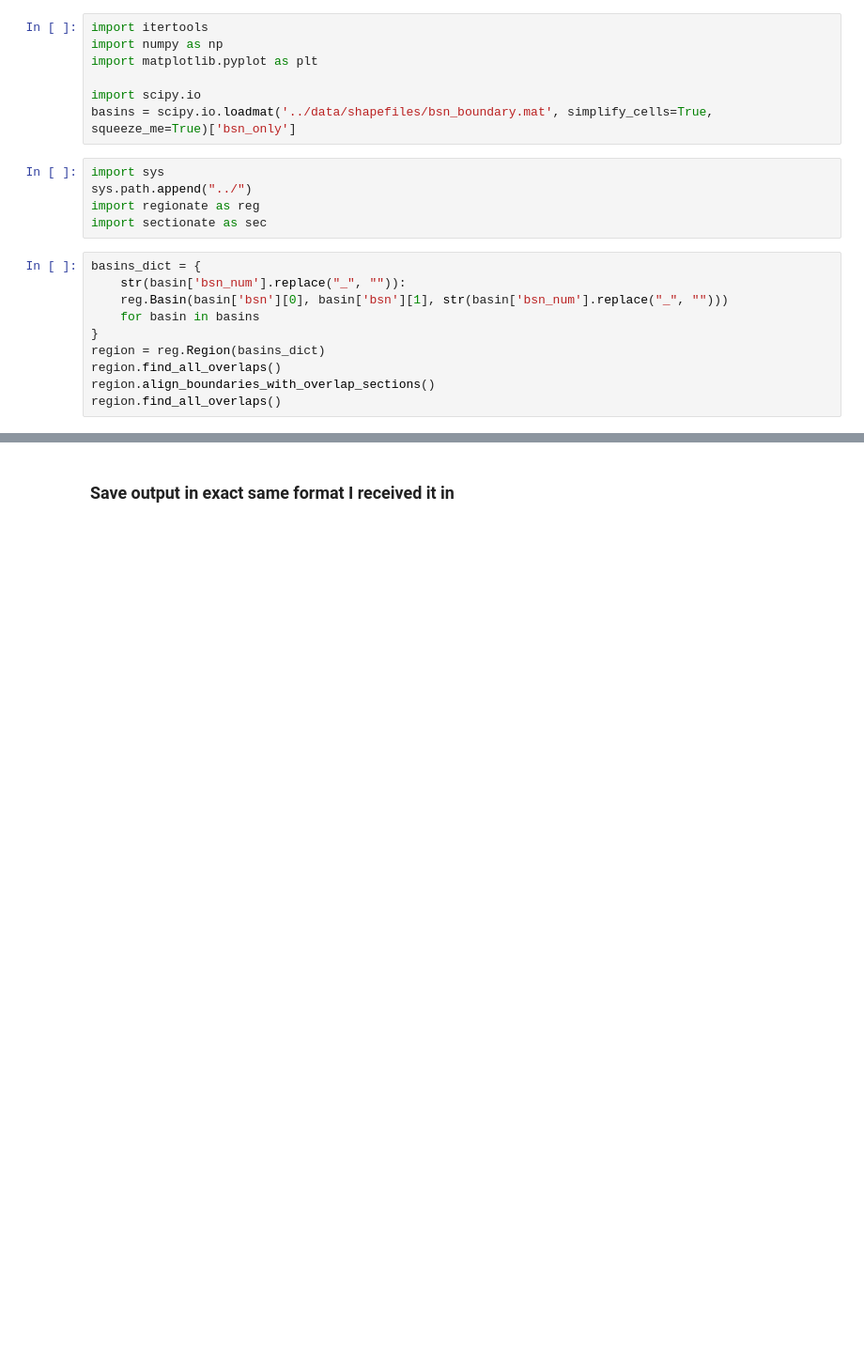
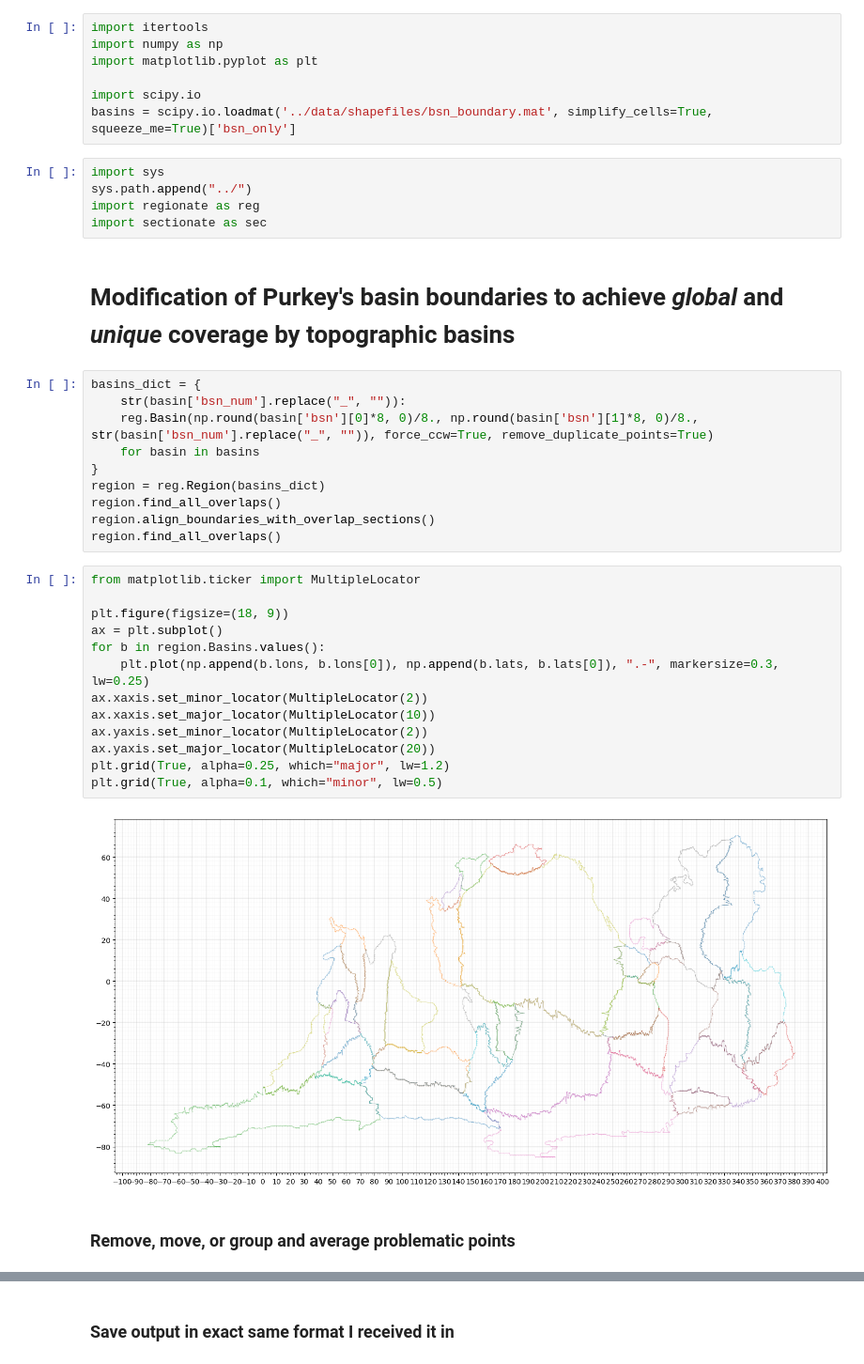
Before and after one commit to hdrake/regionate, a Jupyter notebook: examples/0a_cleanup_Purkey_basins.ipynb, the cells around one changed output, grey strips where cells are left out. Shown at 94% size. Cells and saved outputs as stored; diff of their text form; blank space fills up the shorter version.

```diff
--- a/examples/0a_cleanup_Purkey_basins.ipynb
+++ b/examples/0a_cleanup_Purkey_basins.ipynb
@@ -16,13 +16,32 @@ import sys
 sys.path.append("../")
 import regionate as reg
 import sectionate as sec
+# %% [markdown]
+# Modification of Purkey's basin boundaries to achieve *global* and *unique* coverage by topographic basins
 # %%
 basins_dict = {
     str(basin['bsn_num'].replace("_", "")):
-    reg.Basin(basin['bsn'][0], basin['bsn'][1], str(basin['bsn_num'].replace("_", "")))
+    reg.Basin(np.round(basin['bsn'][0]*8, 0)/8., np.round(basin['bsn'][1]*8, 0)/8., str(basin['bsn_num'].replace("_", "")), force_ccw=True, remove_duplicate_points=True)
     for basin in basins
 }
 region = reg.Region(basins_dict)
 region.find_all_overlaps()
 region.align_boundaries_with_overlap_sections()
 region.find_all_overlaps()
+# %%
+from matplotlib.ticker import MultipleLocator
+
+plt.figure(figsize=(18, 9))
+ax = plt.subplot()
+for b in region.Basins.values():
+    plt.plot(np.append(b.lons, b.lons[0]), np.append(b.lats, b.lats[0]), ".-", markersize=0.3, lw=0.25)
+ax.xaxis.set_minor_locator(MultipleLocator(2))
+ax.xaxis.set_major_locator(MultipleLocator(10))
+ax.yaxis.set_minor_locator(MultipleLocator(2))
+ax.yaxis.set_major_locator(MultipleLocator(20))
+plt.grid(True, alpha=0.25, which="major", lw=1.2)
+plt.grid(True, alpha=0.1, which="minor", lw=0.5)
+# %% [output]
+[figure, added]
+# %% [markdown]
+### Remove, move, or group and average problematic points
```
Also changed, not shown: parts of 22 cells of this notebook, 7 other files.
